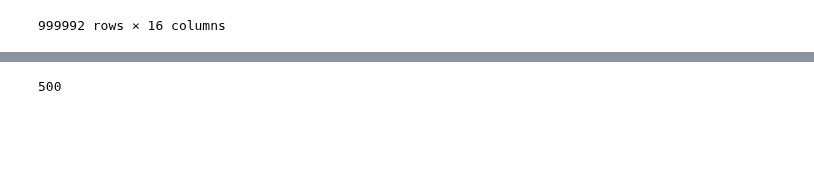
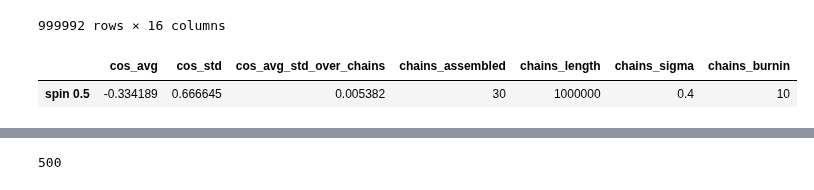
Before and after one commit to PietropaoloFrisoni/MCMC_16_cells_spinfoam, a Jupyter notebook: notebooks/Operators.ipynb, the cells around one changed output, grey strips where cells are left out. Cells and saved outputs as stored; diff of their text form; code cells hidden in the pictures; blank space fills up the shorter version.

```diff
--- a/notebooks/Operators.ipynb
+++ b/notebooks/Operators.ipynb
@@ -319,7 +322,9 @@ def angles_compute(
     else:
         warnings.warn("I can't compute angles since there are no chains available")
 # %%
-for spin, sigma in zip(spins, sigmas):
+for spin, sigma, length, burnin, chains_to_assemble in zip(
+    spins, sigmas, lengths, burnins, chains
+):
 
-    angles_compute(data_folder, spin, length, sigma, burnin, 30)
+    angles_compute(data_folder, spin, length, sigma, burnin, chains_to_assemble)
 # %% [output]
@@ -612,0 +637,13 @@ df
+# %%
+df1 = pd.DataFrame(
+    {
+        "cos_avg": [cos_avg],
+        "cos_std": [cos_std],
+        "cos_avg_std_over_chains": [cos_avg_std_over_chains],
+        "chains_assembled": [chains_to_assemble],
+        "chains_length": [length],
+        "chains_sigma": [sigma],
+        "chains_burnin": [burnin],
+    },
+    index=[f"spin {spin}"],
+)
@@ -612,0 +652,5 @@ df
+# %%
+df1
+# %% [output]
+|  | cos_avg | cos_std | cos_avg_std_over_chains | chains_assembled | chains_length | chains_sigma | chains_burnin |
+| spin 0.5 | -0.334189 | 0.666645 | 0.005382 | 30 | 1000000 | 0.4 | 10 |
```
Also changed, not shown: parts of 12 cells of this notebook, 1 other file.
